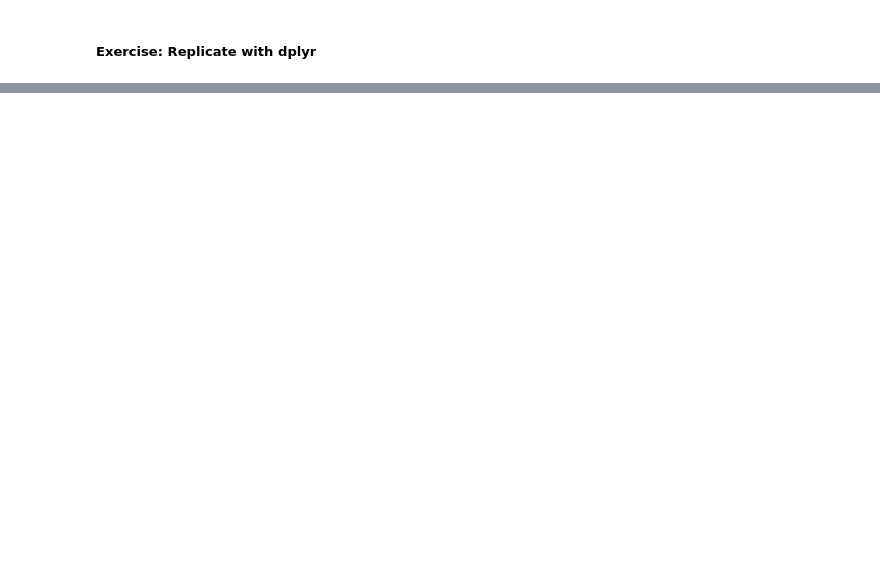
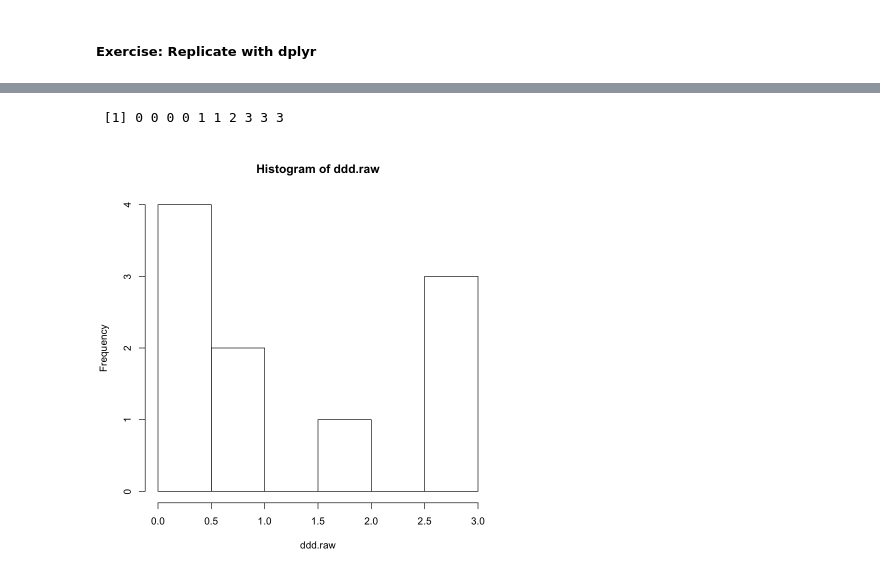
Before and after one commit to ly129/EPIB613_2020, a Jupyter notebook: Lecture4.ipynb, the cells around one changed output, grey strips where cells are left out. Saved outputs shown, nothing was run; the diff lists cells and outputs as text; code cells hidden in the pictures; blank space fills up the shorter version.

```diff
--- a/Lecture4.ipynb
+++ b/Lecture4.ipynb
@@ -470,0 +631,6 @@ A data.frame: 5 × 7
+# %%
+# Question from class: make a histogram from a frequency table
+# <==> Switch a summary count data into raw data
+
+ddd <- data.frame(Age = c(0,1,2,3), Freqency = c(4, 2, 1, 3))
+ddd
@@ -470,0 +660,6 @@ A data.frame: 5 × 7
+# %%
+ddd.raw <- unlist(mapply(rep, ddd$Age, ddd$Freqency)); ddd.raw
+hist(ddd.raw)
+# %% [output]
+ [1] 0 0 0 0 1 1 2 3 3 3
+[figure, added]
```
Also changed, not shown: parts of 23 cells of this notebook, 2 other files.
